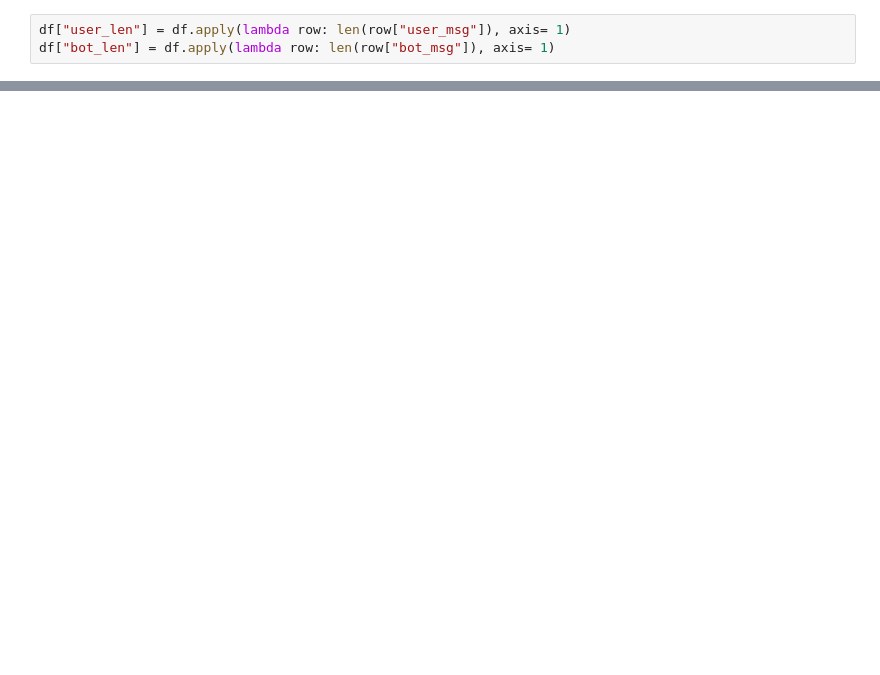
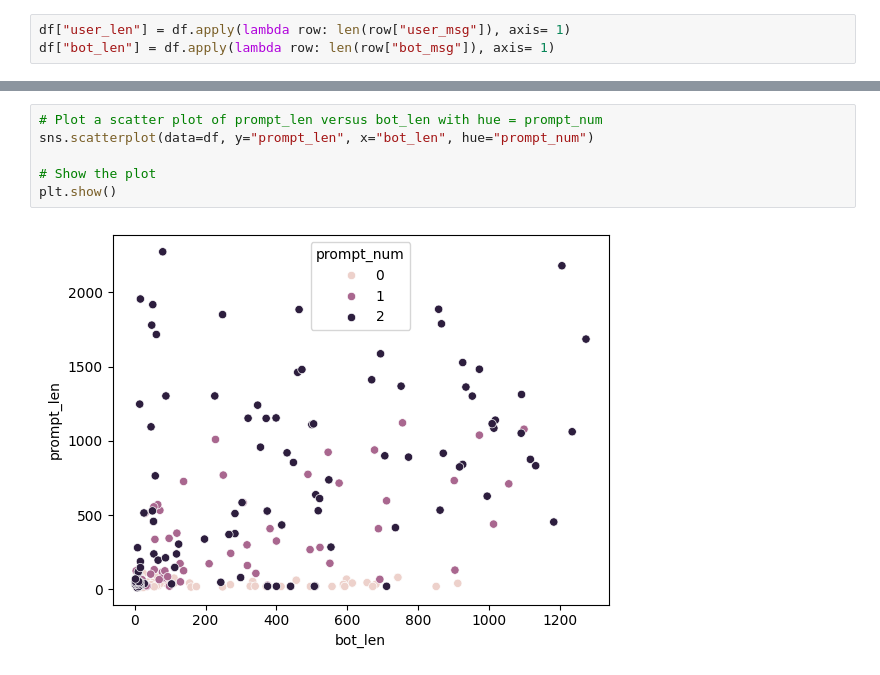
Before and after one commit to lhienga/visualdialog, a Jupyter notebook: analysis.ipynb, the cells around one changed output, grey strips where cells are left out. Cells and saved outputs as stored; diff of their text form; blank space fills up the shorter version.

Commit message:
add data

```diff
--- a/analysis.ipynb
+++ b/analysis.ipynb
@@ -112 +197,9 @@ df
+# %%
+# Plot a scatter plot of prompt_len versus bot_len with hue = prompt_num
+sns.scatterplot(data=df, y="prompt_len", x="bot_len", hue="prompt_num")
+
+# Show the plot
+plt.show()
+# %% [output]
+[figure, added]
 # %%
```
Also changed, not shown: parts of 25 cells of this notebook, 2 other files.
